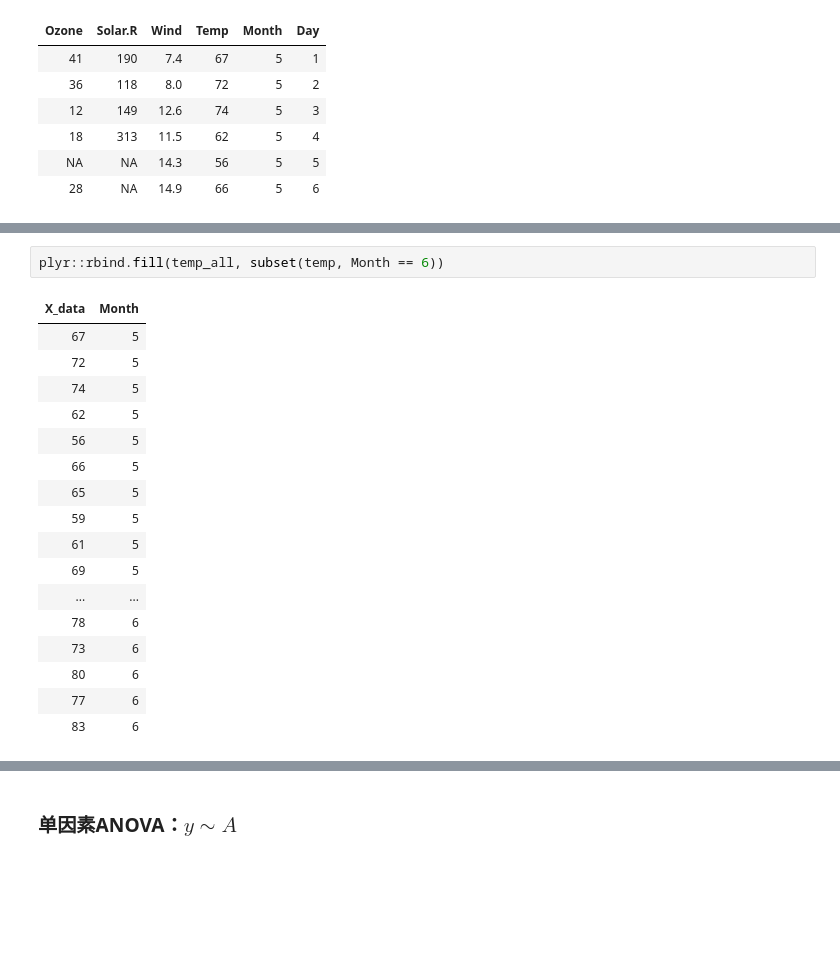
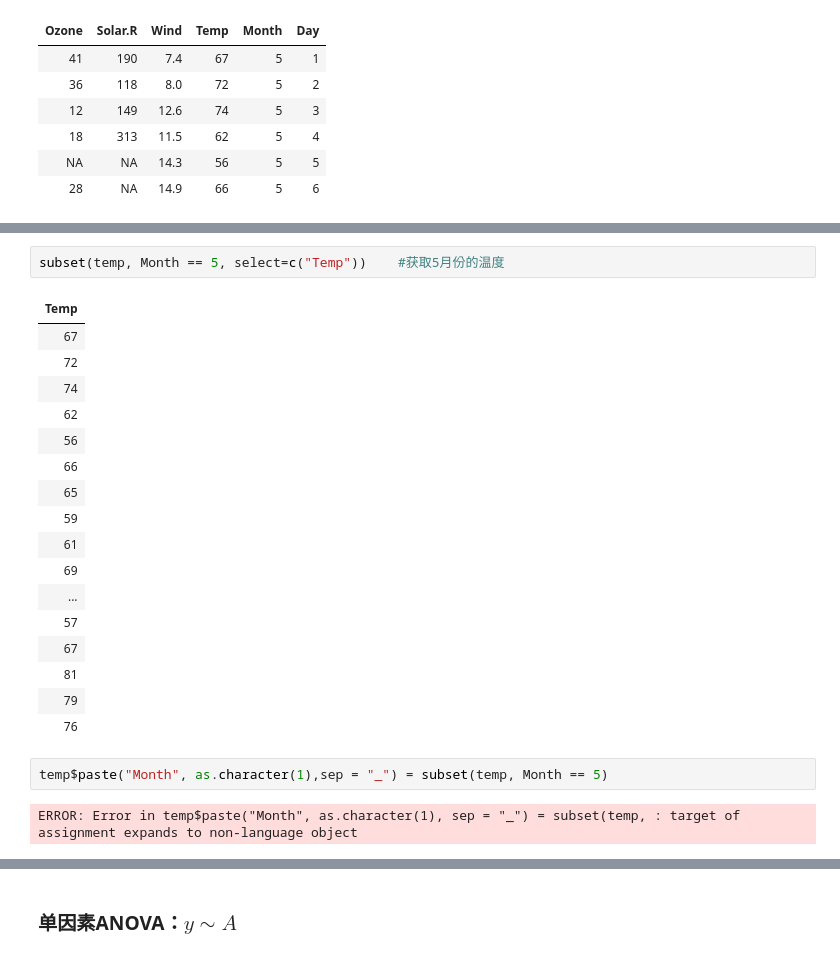
Before and after one commit to Sanningw/ML-and-DL, a Jupyter notebook: math/Statistics/R/stats.ipynb, the cells around one changed output, grey strips where cells are left out. Cells and saved outputs as stored; diff of their text form; blank space fills up the shorter version.

```diff
--- a/math/Statistics/R/stats.ipynb
+++ b/math/Statistics/R/stats.ipynb
@@ -313,23 +316,27 @@ head(temp)
 | 62 | 5 |
 | 56 | 5 |
 | 66 | 5 |
-# %%
-plyr::rbind.fill(temp_all, subset(temp, Month == 6))
-# %% [output]
-| X_data | Month |
-| 67 | 5 |
-| 72 | 5 |
-| 74 | 5 |
-| 62 | 5 |
-| 56 | 5 |
-| 66 | 5 |
-| 65 | 5 |
-| 59 | 5 |
-| 61 | 5 |
-| 69 | 5 |
-| ... | ... |
-| 78 | 6 |
-| 73 | 6 |
-| 80 | 6 |
-| 77 | 6 |
-| 83 | 6 |
+# %%
+subset(temp, Month == 5, select=c("Temp"))    #获取5月份的温度
+# %% [output]
+| Temp |
+| 67 |
+| 72 |
+| 74 |
+| 62 |
+| 56 |
+| 66 |
+| 65 |
+| 59 |
+| 61 |
+| 69 |
+| ... |
+| 57 |
+| 67 |
+| 81 |
+| 79 |
+| 76 |
+# %%
+temp$paste("Month", as.character(1),sep = "_") = subset(temp, Month == 5)
+# %% [output]
+ERROR: Error in temp$paste("Month", as.character(1), sep = "_") = subset(temp, : target of assignment expands to non-language object
```
Also changed, not shown: parts of 4 cells of this notebook.
